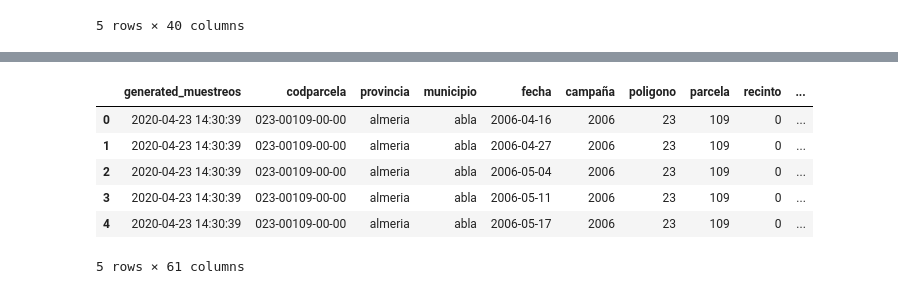
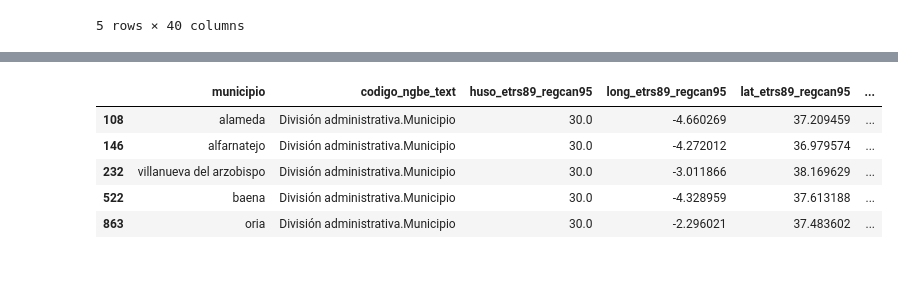
Before and after one commit to Zrive/zrive-ds-4q23-olive, a Jupyter notebook: src/explore_carlos.ipynb, the cells around one changed output, grey strips where cells are left out. Cells and saved outputs as stored; diff of their text form; code cells hidden in the pictures.

```diff
--- a/src/explore_carlos.ipynb
+++ b/src/explore_carlos.ipynb
@@ -218,0 +122,11 @@ len(df_municipios["identificador_geografico"].unique())
+# %%
+df_utm = df_utm[df_utm["codigo_ngbe_text"] == 'División administrativa.Municipio']
+
+df_utm["identificador_geografico"] = df_utm["identificador_geografico"].str.lower()
+
+df_municipios = df_utm[df_utm["identificador_geografico"].isin(municipios_list)]
+df_municipios.rename(columns={"identificador_geografico":"municipio"}, inplace=True)
+
+df_municipios = df_municipios[["municipio", "codigo_ngbe_text", "huso_etrs89_regcan95", 'long_etrs89_regcan95', 'lat_etrs89_regcan95','x_utm_etrs89_regcan95','y_utm_etrs89_regcan95']]
+
+df_municipios.drop_duplicates()
@@ -219,10 +151,9 @@ len(df_municipios["identificador_geografico"].unique())
 # %%
-df_samples.head()
+df_municipios.head()
 # %% [output]
-|  | generated_muestreos | codparcela | provincia | municipio | fecha | campaña | poligono | parcela | recinto | ... |
-| 0 | 2020-04-23 14:30:39 | 023-00109-00-00 | almeria | abla | 2006-04-16 | 2006 | 23 | 109 | 0 | ... |
-| 1 | 2020-04-23 14:30:39 | 023-00109-00-00 | almeria | abla | 2006-04-27 | 2006 | 23 | 109 | 0 | ... |
-| 2 | 2020-04-23 14:30:39 | 023-00109-00-00 | almeria | abla | 2006-05-04 | 2006 | 23 | 109 | 0 | ... |
-| 3 | 2020-04-23 14:30:39 | 023-00109-00-00 | almeria | abla | 2006-05-11 | 2006 | 23 | 109 | 0 | ... |
-| 4 | 2020-04-23 14:30:39 | 023-00109-00-00 | almeria | abla | 2006-05-17 | 2006 | 23 | 109 | 0 | ... |
+|  | municipio | codigo_ngbe_text | huso_etrs89_regcan95 | long_etrs89_regcan95 | lat_etrs89_regcan95 | ... |
+| 108 | alameda | División administrativa.Municipio | 30.0 | -4.660269 | 37.209459 | ... |
+| 146 | alfarnatejo | División administrativa.Municipio | 30.0 | -4.272012 | 36.979574 | ... |
+| 232 | villanueva del arzobispo | División administrativa.Municipio | 30.0 | -3.011866 | 38.169629 | ... |
+| 522 | baena | División administrativa.Municipio | 30.0 | -4.328959 | 37.613188 | ... |
+| 863 | oria | División administrativa.Municipio | 30.0 | -2.296021 | 37.483602 | ... |
-5 rows × 61 columns
```
Also changed, not shown: parts of 31 cells of this notebook, 6 other files.
